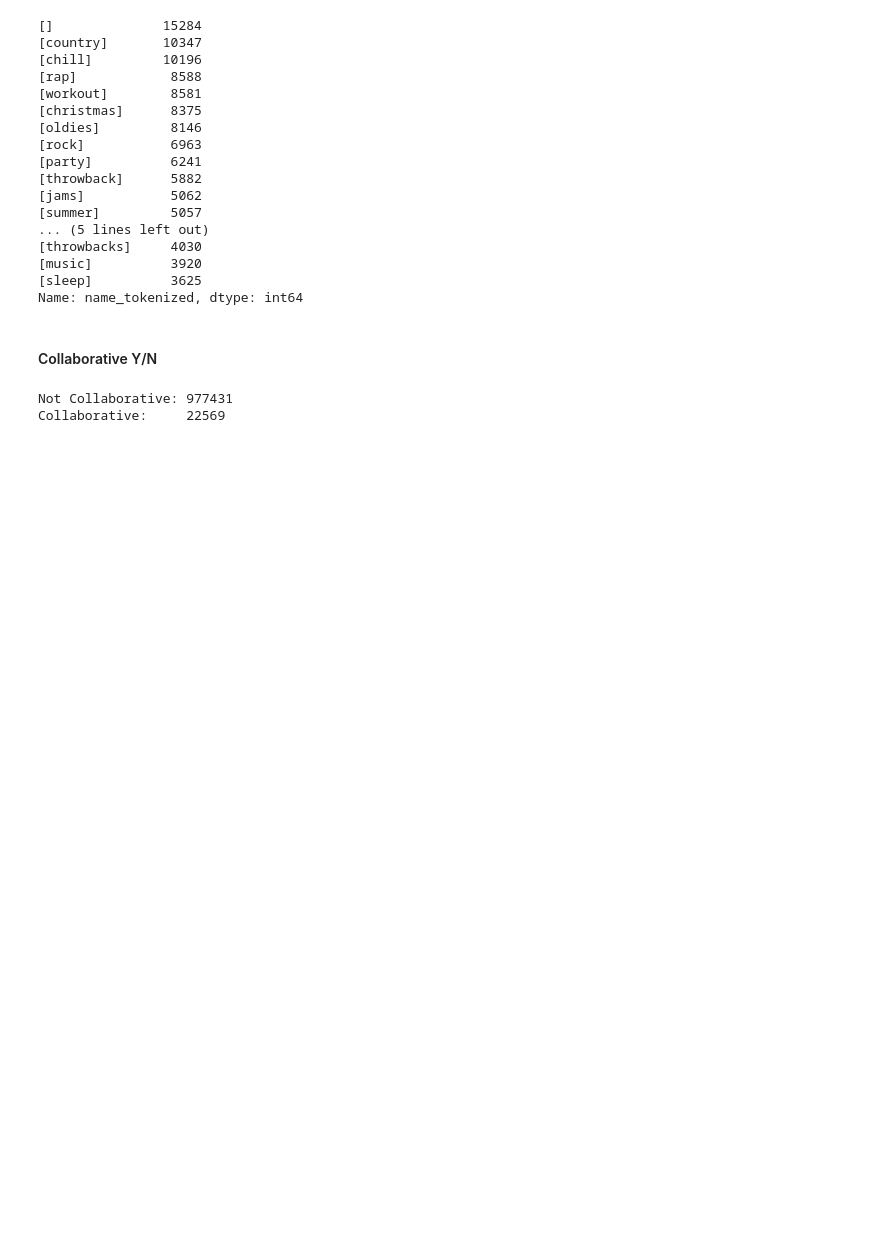
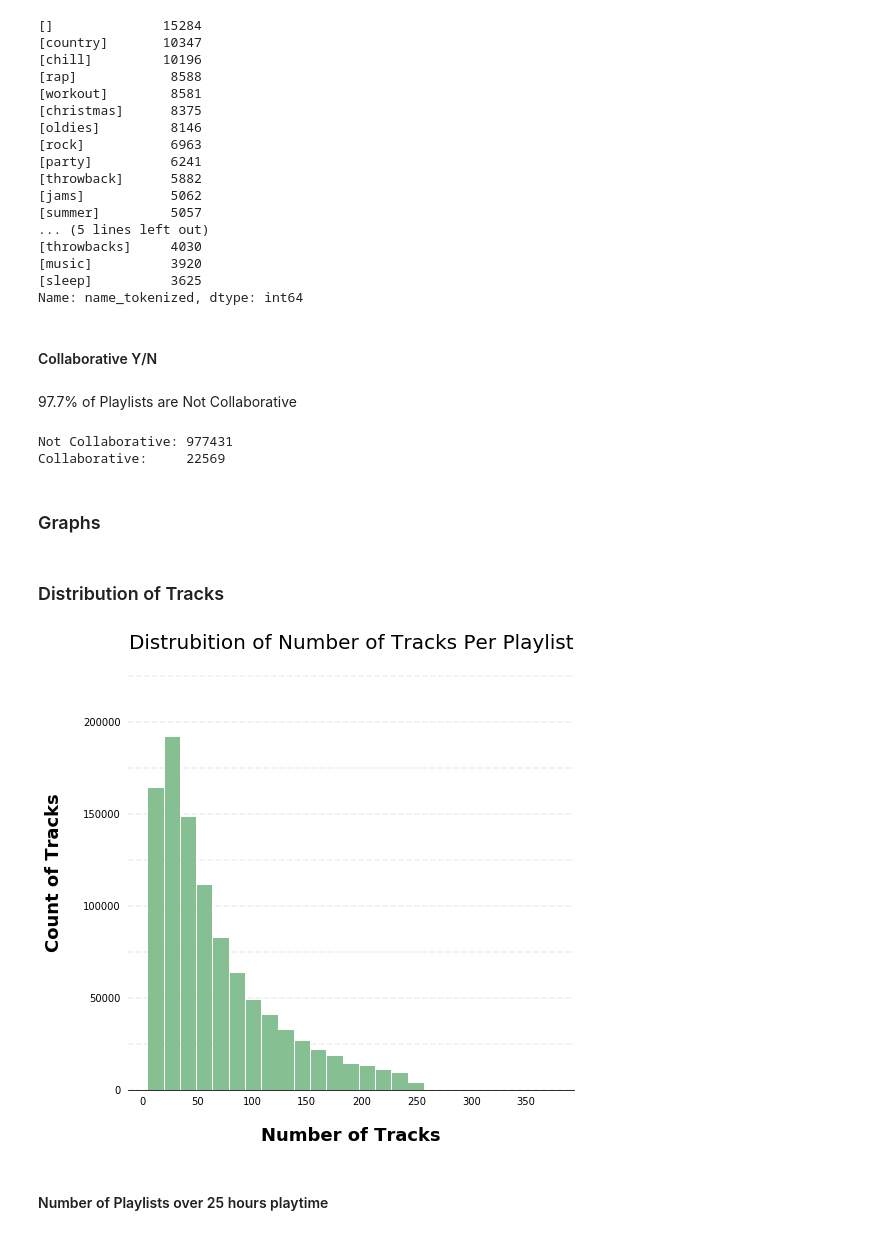
Before and after one commit to michaelmallon/Recommending-Song-Playlists, a Jupyter notebook: 100_Analysis/100_Playlist_Analysis.ipynb, the cells around one changed output. Saved outputs shown, nothing was run; the diff lists cells and outputs as text; code cells hidden in the pictures; blank space fills up the shorter version.

```diff
--- a/100_Analysis/100_Playlist_Analysis.ipynb
+++ b/100_Analysis/100_Playlist_Analysis.ipynb
@@ -22,6 +23,9 @@ playlists.head()
 | 2 | false | None | 31494581 | 1491436800 | get turnt | 120 | 92 | 25 | ... |
 | 3 | false | None | 31114725 | 1506297600 | Praise and Worship | 15 | 8 | 9 | ... |
 | 4 | false | None | 6724683 | 1504051200 | arizona | 31 | 30 | 25 | ... |
+# %%
+playlists['seconds'] = playlists['duration_ms']/1000
+playlists['hours'] = playlists['seconds']/3600
 # %% [markdown]
 #### Averages
 # %%
@@ -143,9 +149,46 @@ print(playlists['name_tokenized'].value_counts().head(20))
 Name: name_tokenized, dtype: int64
 # %% [markdown]
 #### Collaborative Y/N
+# %% [markdown]
+97.7% of Playlists are Not Collaborative
 # %%
 print( 'Not Collaborative: ' + str(len(playlists[playlists['collaborative']=='false'])) )
 print( 'Collaborative:     ' + str(len(playlists[playlists['collaborative']=='true'])) )
 # %% [output]
 Not Collaborative: 977431
 Collaborative:     22569
+# %% [markdown]
+### Graphs
+# %% [markdown]
+### Distribution of Tracks
+# %%
+ax = playlists.hist(column='num_tracks', bins=25, grid=False, figsize=(8,8), color='#86bf91', zorder=2, rwidth=.95)
+
+ax = ax[0]
+for x in ax:
+
+
+    x.spines['right'].set_visible(False)
+    x.spines['top'].set_visible(False)
+    x.spines['left'].set_visible(False)
+
+
+    x.tick_params(axis="both", which="both", bottom=False, top=False, labelbottom=True, left=False, right=False, labelleft=True)
+
+
+    vals = x.get_yticks()
+    for tick in vals:
+        x.axhline(y=tick, linestyle='dashed', alpha=1, color='#eeeeee', zorder=1)
+
+
+    x.set_title("Distrubition of Number of Tracks Per Playlist",size=20)
+
+
+    x.set_xlabel("Number of Tracks", labelpad=20, weight='bold', size=18)
+
+
+    x.set_ylabel("Count of Tracks", labelpad=20, weight='bold', size=18)
+# %% [output]
+[figure, added]
+# %% [markdown]
+#### Number of Playlists over 25 hours playtime
```
Also changed, not shown: parts of 8 cells of this notebook.
